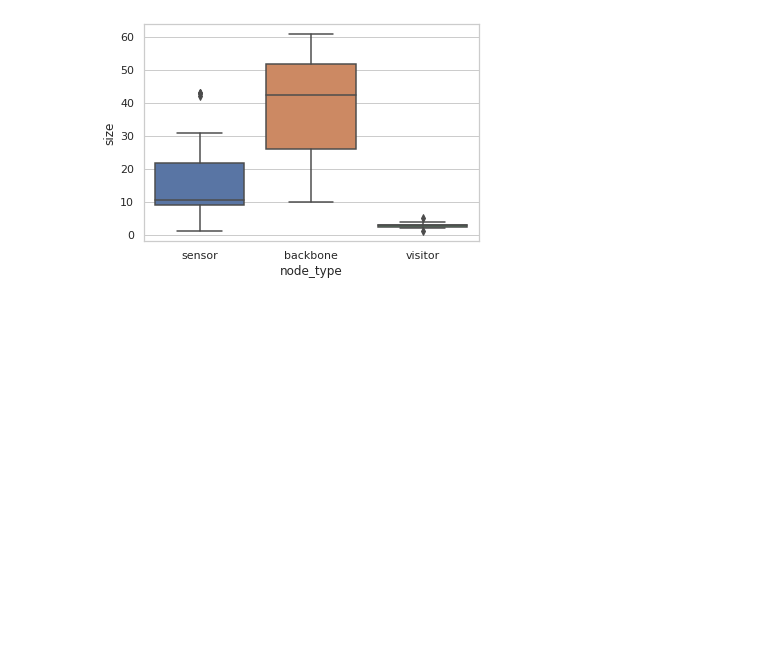
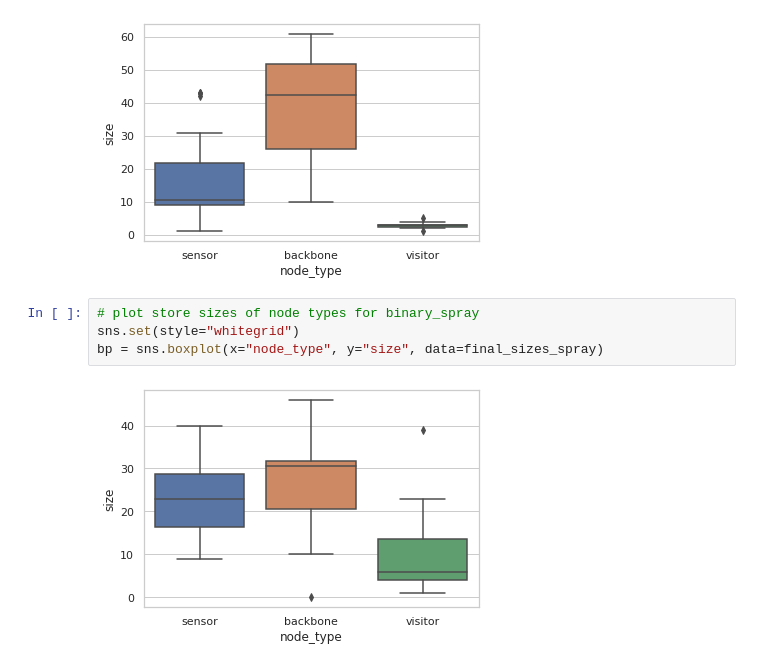
Before and after one commit to umr-ds/progdtn-evaluation, a Jupyter notebook: evaluation/evaluation.ipynb, the cells around one changed output. Drawn from its saved outputs; the diff is of its cells as text; blank space fills up the shorter version.

```diff
--- a/evaluation/evaluation.ipynb
+++ b/evaluation/evaluation.ipynb
@@ -80,3 +113,9 @@ sns.set(style="whitegrid")
 bp = sns.boxplot(x="node_type", y="size", data=final_sizes_context)
 # %% [output]
 [figure]
+# %%
+# plot store sizes of node types for binary_spray
+sns.set(style="whitegrid")
+bp = sns.boxplot(x="node_type", y="size", data=final_sizes_spray)
+# %% [output]
+[figure, added]
```
Also changed, not shown: parts of 8 cells of this notebook, 1 other file.
